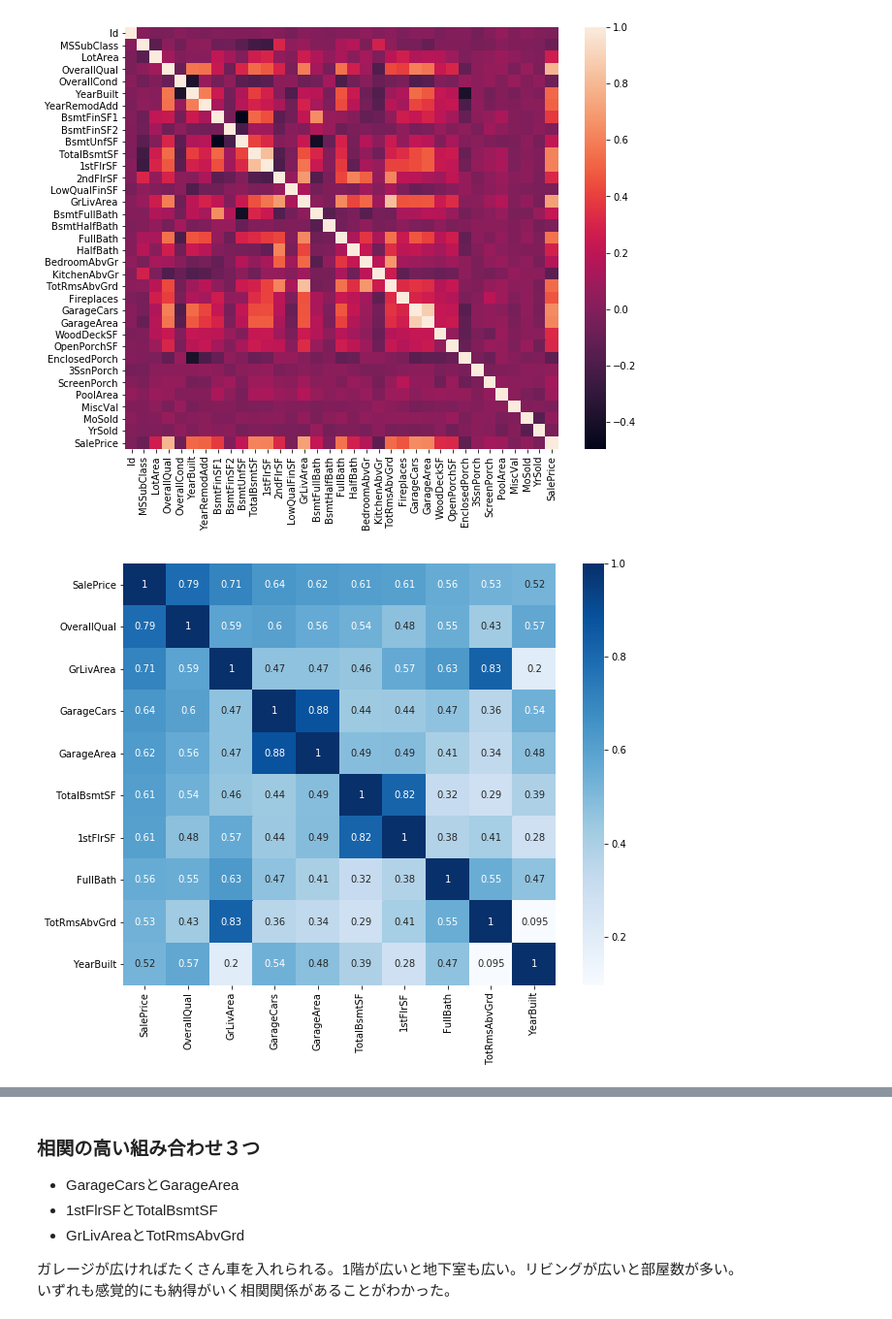
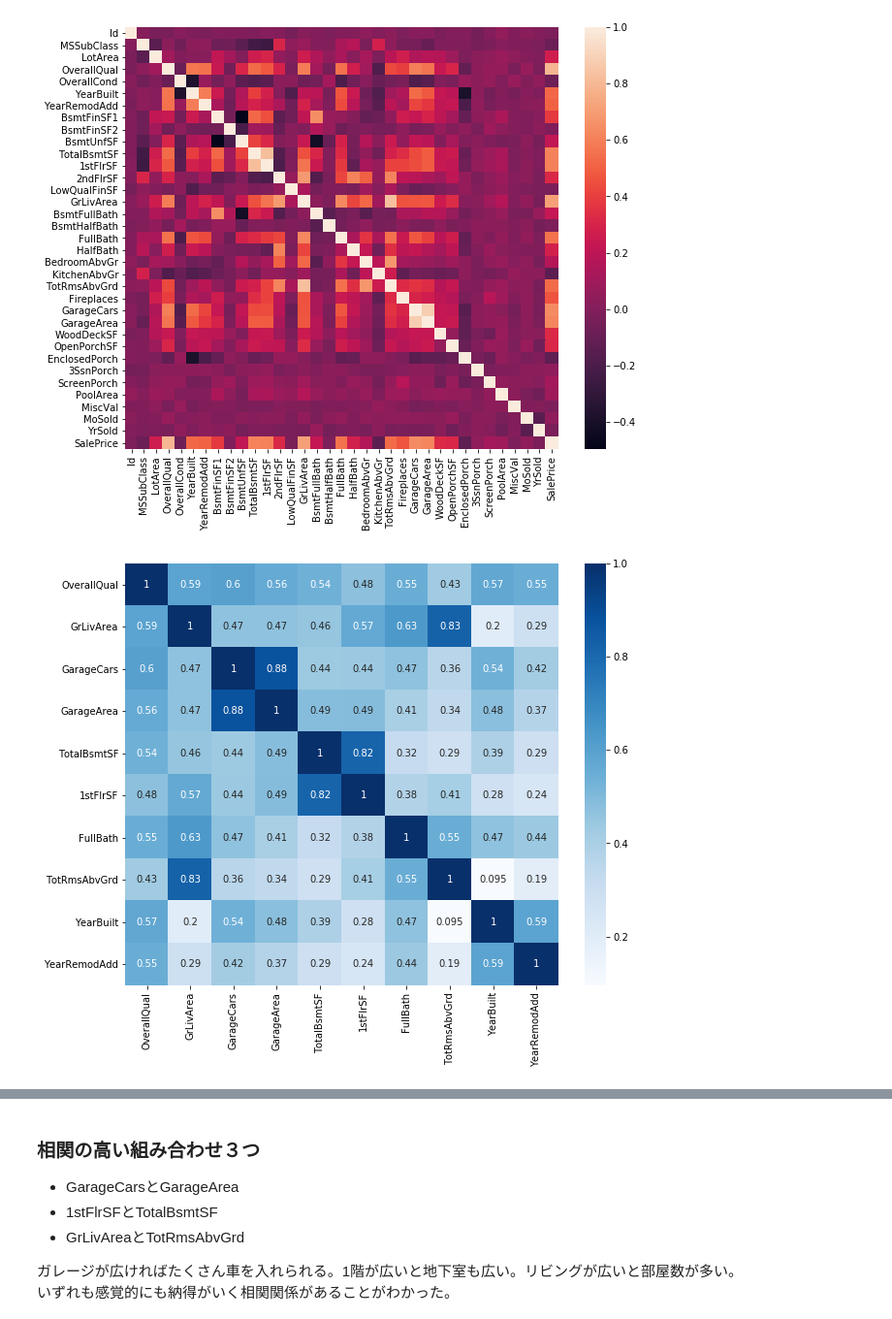
Before and after one commit to tkyiw/diveintocode-ml, a Jupyter notebook: Week3/Week3授業前課題2住宅情報の分析.ipynb, the cells around one changed output, grey strips where cells are left out. Shown at 97% size. Drawn from its saved outputs; the diff is of its cells as text; code cells hidden in the pictures.

```diff
--- a/Week3/Week3授業前課題2住宅情報の分析.ipynb
+++ b/Week3/Week3授業前課題2住宅情報の分析.ipynb
@@ -358,12 +358,12 @@ sns.heatmap(train_corr);
 # %%
 # 目的変数との相関の高い特徴量10個を選び、これらだけの相関係数行列ヒートマップを作る。
 
-# SalePriceの相関係数を降順で並べ、10個目までのインデックス（特徴量）を抽出
-cols = train_corr['SalePrice'].sort_values(ascending=False).index[:10]
+# SalePriceの相関係数を降順で並べ、SalePriceを除き10個目までのインデックス（特徴量）を抽出
+cols = train_corr['SalePrice'].sort_values(ascending=False).index[1:11]
 
 plt.figure(figsize=(10,8))
 sns.heatmap(train_data[cols].corr(), annot=True, cmap='Blues');
 # %% [output]
-[figure, old version]
+[figure, new version]
 # %% [markdown]
 ### 選んだ10個の特徴量の詳細
```
Also changed, not shown: parts of 1 cell of this notebook.
